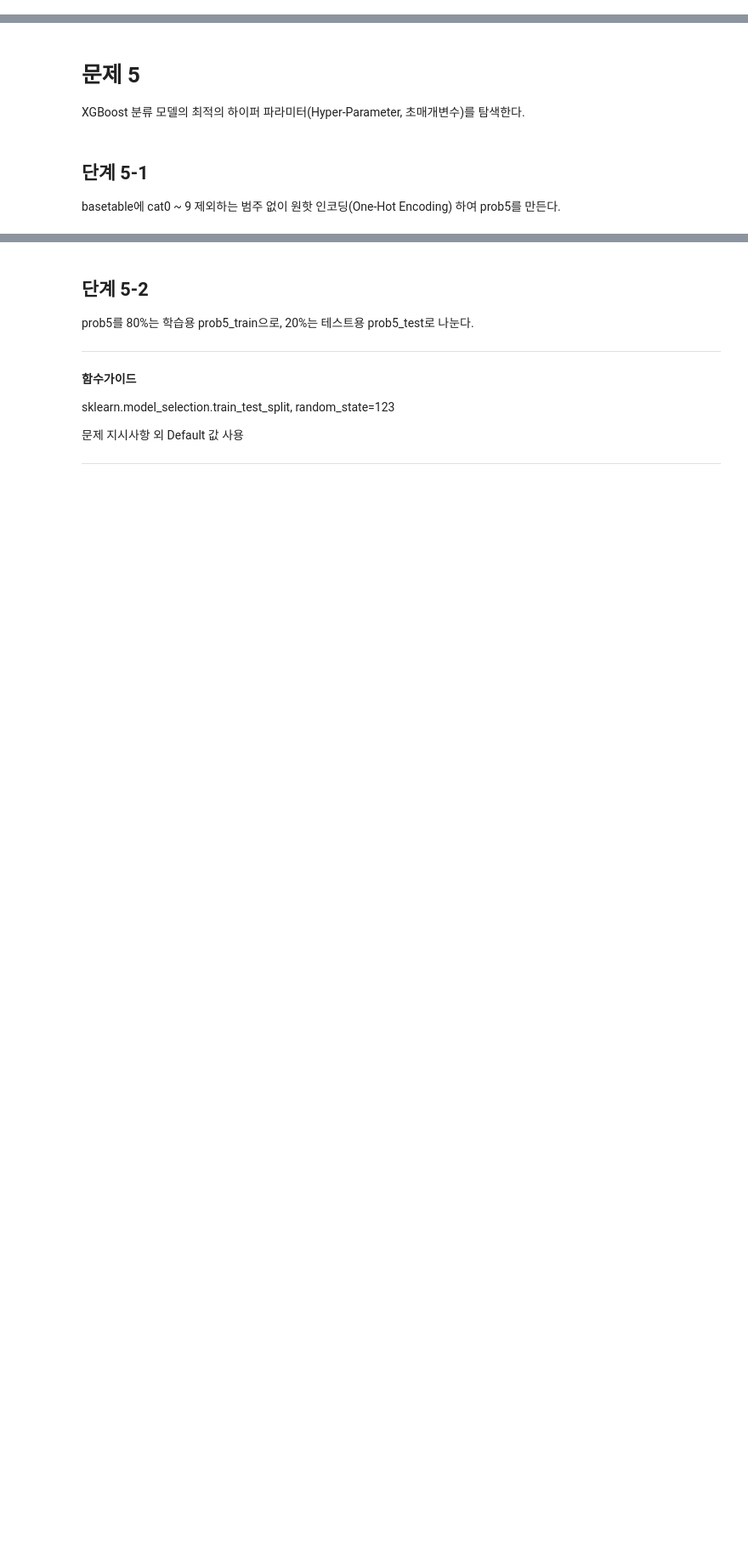
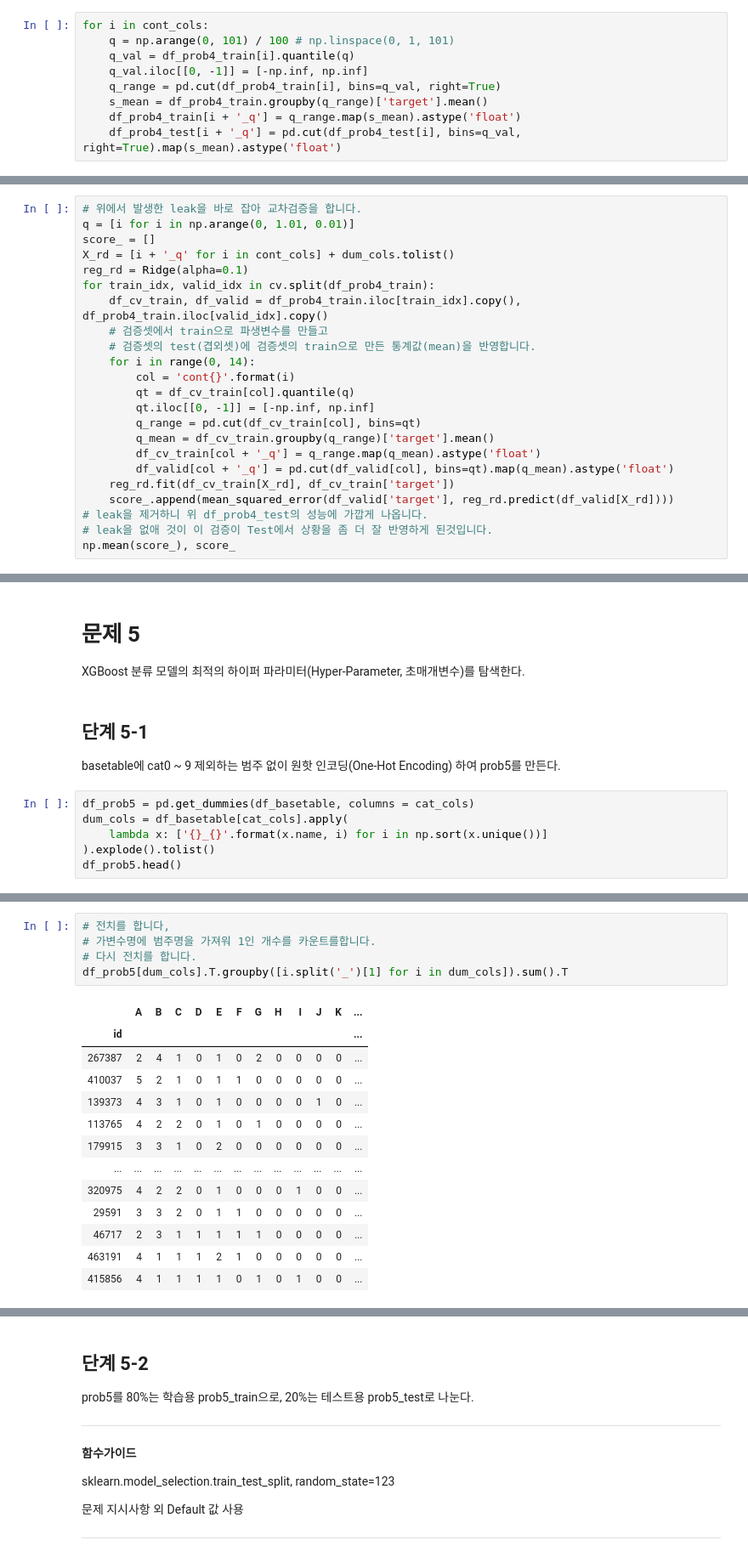
Before and after one commit to sunkusun9/DS_lv3_2410_2, a Jupyter notebook: sec_ds_lv3_prob2_prob.ipynb, the cells around one changed output, grey strips where cells are left out. Shown at 85% size. Drawn from its saved outputs; the diff is of its cells as text; blank space fills up the shorter version.

```diff
--- a/sec_ds_lv3_prob2_prob.ipynb
+++ b/sec_ds_lv3_prob2_prob.ipynb
@@ -1300,0 +1353,9 @@ Categories (100, interval[float64]): [(-inf, 0.111] < (0.111, 0.176] < (0.176, 0
+# %%
+for i in cont_cols:
+    q = np.arange(0, 101) / 100 # np.linspace(0, 1, 101)
+    q_val = df_prob4_train[i].quantile(q)
+    q_val.iloc[[0, -1]] = [-np.inf, np.inf]
+    q_range = pd.cut(df_prob4_train[i], bins=q_val, right=True)
+    s_mean = df_prob4_train.groupby(q_range)['target'].mean()
+    df_prob4_train[i + '_q'] = q_range.map(s_mean).astype('float')
+    df_prob4_test[i + '_q'] = pd.cut(df_prob4_test[i], bins=q_val, right=True).map(s_mean).astype('float')
@@ -1320,0 +1438,23 @@ D를 소수점 셋째 자리에서 반올림하여 둘째 자리까지 출력하
+# %%
+# 위에서 발생한 leak을 바로 잡아 교차검증을 합니다.
+q = [i for i in np.arange(0, 1.01, 0.01)]
+score_ = []
+X_rd = [i + '_q' for i in cont_cols] + dum_cols.tolist()
+reg_rd = Ridge(alpha=0.1)
+for train_idx, valid_idx in cv.split(df_prob4_train):
+    df_cv_train, df_valid = df_prob4_train.iloc[train_idx].copy(), df_prob4_train.iloc[valid_idx].copy()
+    # 검증셋에서 train으로 파생변수를 만들고
+    # 검증셋의 test(겹외셋)에 검증셋의 train으로 만든 통계값(mean)을 반영합니다.
+    for i in range(0, 14):
+        col = 'cont{}'.format(i)
+        qt = df_cv_train[col].quantile(q)
+        qt.iloc[[0, -1]] = [-np.inf, np.inf]
+        q_range = pd.cut(df_cv_train[col], bins=qt)
+        q_mean = df_cv_train.groupby(q_range)['target'].mean()
+        df_cv_train[col + '_q'] = q_range.map(q_mean).astype('float')
+        df_valid[col + '_q'] = pd.cut(df_valid[col], bins=qt).map(q_mean).astype('float')
+    reg_rd.fit(df_cv_train[X_rd], df_cv_train['target'])
+    score_.append(mean_squared_error(df_valid['target'], reg_rd.predict(df_valid[X_rd])))
+# leak을 제거하니 위 df_prob4_test의 성능에 가깝게 나옵니다.
+# leak을 없애 것이 이 검증이 Test에서 상황을 좀 더 잘 반영하게 된것입니다.
+np.mean(score_), score_
@@ -1327,3 +1521,9 @@ XGBoost 분류 모델의 최적의 하이퍼 파라미터(Hyper-Parameter, 초
 ## 단계 5-1
 
 basetable에 cat0 ~ 9 제외하는 범주 없이 원핫 인코딩(One-Hot Encoding) 하여 prob5를 만든다.
+# %%
+df_prob5 = pd.get_dummies(df_basetable, columns = cat_cols)
+dum_cols = df_basetable[cat_cols].apply(
+    lambda x: ['{}_{}'.format(x.name, i) for i in np.sort(x.unique())]
+).explode().tolist()
+df_prob5.head()
@@ -1329,0 +1551,19 @@ basetable에 cat0 ~ 9 제외하는 범주 없이 원핫 인코딩(One-Hot Encodi
+# %%
+# 전치를 합니다,
+# 가변수명에 범주명을 가져워 1인 개수를 카운트를합니다.
+# 다시 전치를 합니다.
+df_prob5[dum_cols].T.groupby([i.split('_')[1] for i in dum_cols]).sum().T
+# %% [output]
+|  | A | B | C | D | E | F | G | H | I | J | K | ... |
+| id |  |  |  |  |  |  |  |  |  |  |  | ... |
+| 267387 | 2 | 4 | 1 | 0 | 1 | 0 | 2 | 0 | 0 | 0 | 0 | ... |
+| 410037 | 5 | 2 | 1 | 0 | 1 | 1 | 0 | 0 | 0 | 0 | 0 | ... |
+| 139373 | 4 | 3 | 1 | 0 | 1 | 0 | 0 | 0 | 0 | 1 | 0 | ... |
+| 113765 | 4 | 2 | 2 | 0 | 1 | 0 | 1 | 0 | 0 | 0 | 0 | ... |
+| 179915 | 3 | 3 | 1 | 0 | 2 | 0 | 0 | 0 | 0 | 0 | 0 | ... |
+| ... | ... | ... | ... | ... | ... | ... | ... | ... | ... | ... | ... | ... |
+| 320975 | 4 | 2 | 2 | 0 | 1 | 0 | 0 | 0 | 1 | 0 | 0 | ... |
+| 29591 | 3 | 3 | 2 | 0 | 1 | 1 | 0 | 0 | 0 | 0 | 0 | ... |
+| 46717 | 2 | 3 | 1 | 1 | 1 | 1 | 1 | 0 | 0 | 0 | 0 | ... |
+| 463191 | 4 | 1 | 1 | 1 | 2 | 1 | 0 | 0 | 0 | 0 | 0 | ... |
+| 415856 | 4 | 1 | 1 | 1 | 1 | 0 | 1 | 0 | 1 | 0 | 0 | ... |
```
Also changed, not shown: parts of 116 cells of this notebook.
